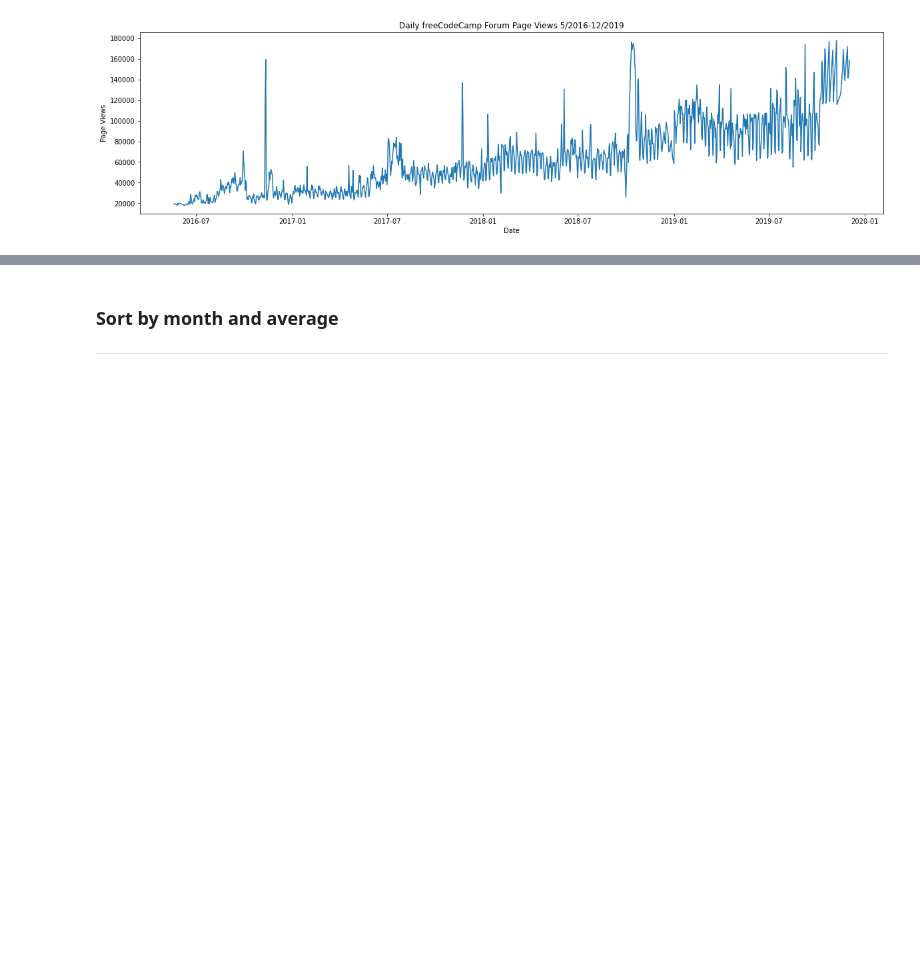
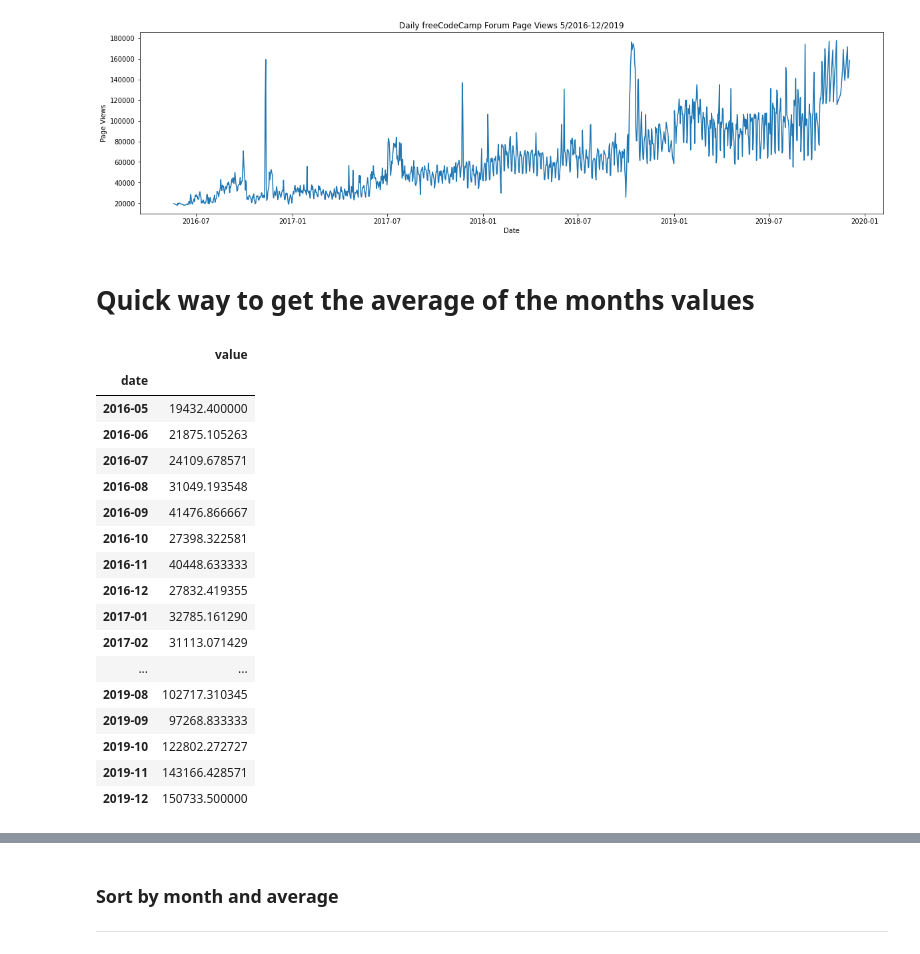
Before and after one commit to brunscii/pythonDataAnalysis, a Jupyter notebook: pageViewTimeSeries/pageView.ipynb, the cells around one changed output, grey strips where cells are left out. Cells and saved outputs as stored; diff of their text form; code cells hidden in the pictures; blank space fills up the shorter version.

```diff
--- a/pageViewTimeSeries/pageView.ipynb
+++ b/pageViewTimeSeries/pageView.ipynb
@@ -108,3 +106,26 @@ draw_line_plot()
 # %% [output]
 [figure]
 [figure]
+# %% [markdown]
+# Quick way to get the average of the months values
+# %%
+df.groupby( pd.PeriodIndex( df['date'], freq='M' ) ).aggregate( 'mean' )
+# %% [output]
+|  | value |
+| date |  |
+| 2016-05 | 19432.400000 |
+| 2016-06 | 21875.105263 |
+| 2016-07 | 24109.678571 |
+| 2016-08 | 31049.193548 |
+| 2016-09 | 41476.866667 |
+| 2016-10 | 27398.322581 |
+| 2016-11 | 40448.633333 |
+| 2016-12 | 27832.419355 |
+| 2017-01 | 32785.161290 |
+| 2017-02 | 31113.071429 |
+| ... | ... |
+| 2019-08 | 102717.310345 |
+| 2019-09 | 97268.833333 |
+| 2019-10 | 122802.272727 |
+| 2019-11 | 143166.428571 |
+| 2019-12 | 150733.500000 |
```
Also changed, not shown: parts of 5 cells of this notebook, 3 other files.
